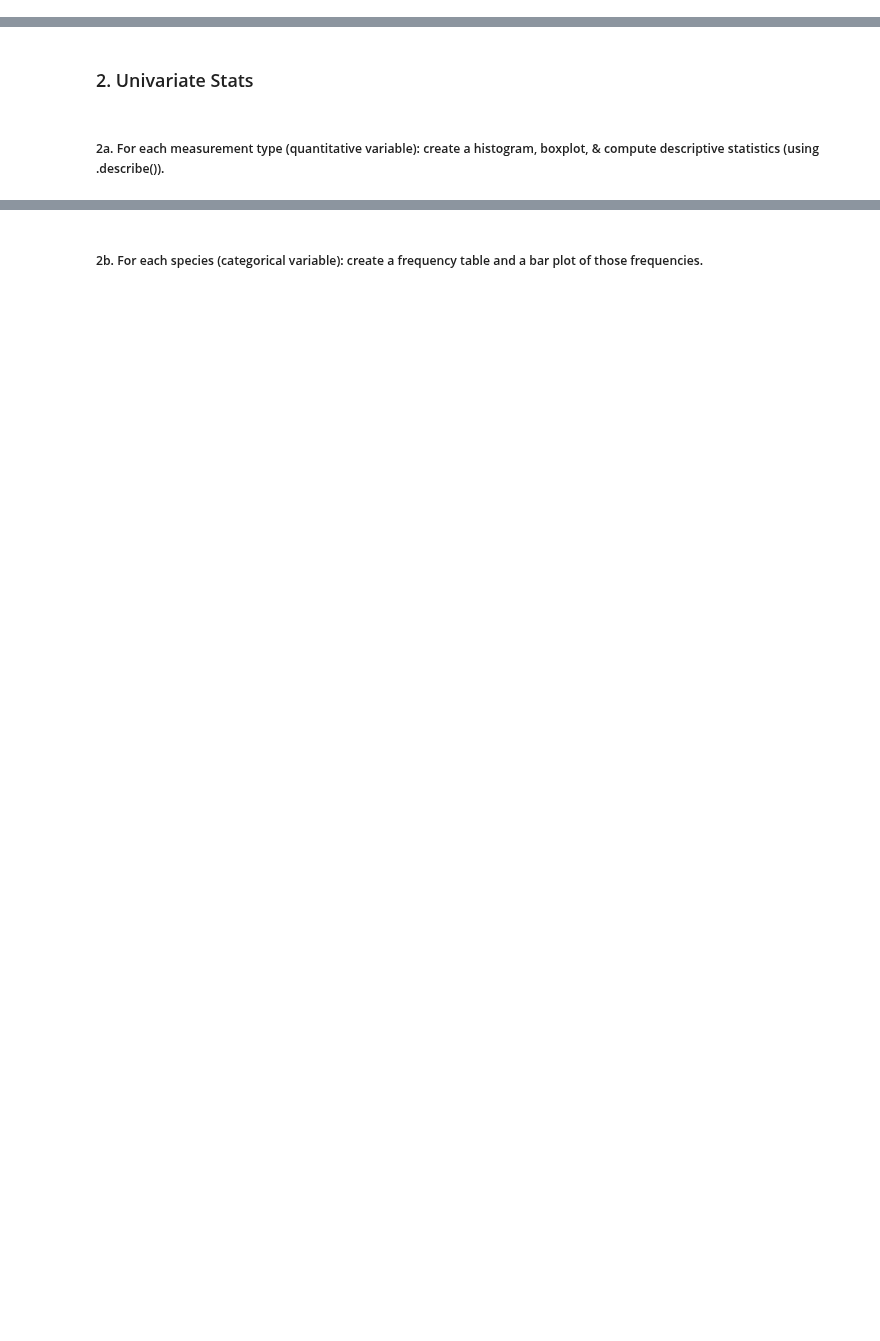
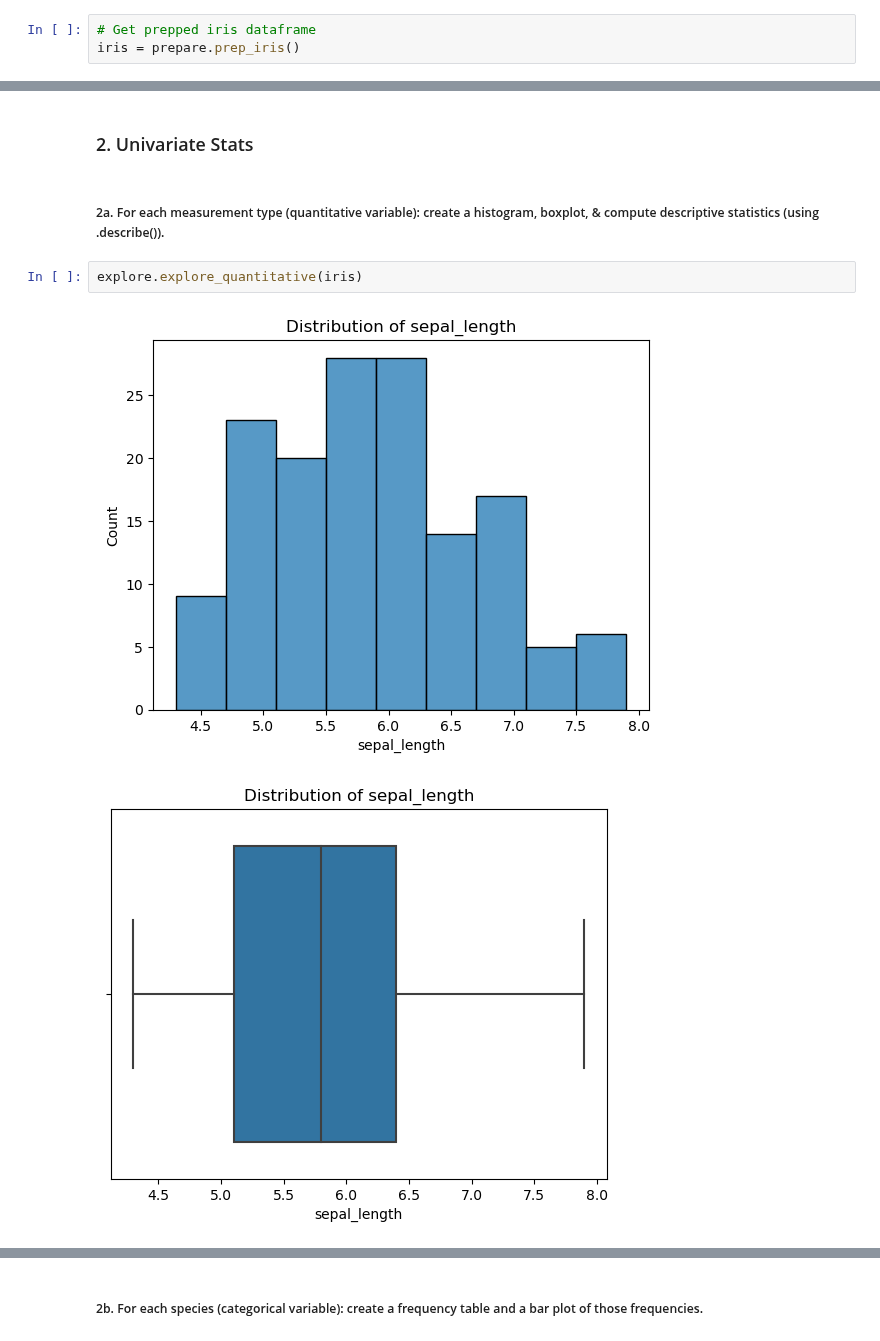
Before and after one commit to Jared-Wood135/classification-exercises, a Jupyter notebook: classification_exercises.ipynb, the cells around one changed output, grey strips where cells are left out. Drawn from its saved outputs; the diff is of its cells as text; blank space fills up the shorter version.

Commit message:
Started 'Explore - Part I' Exercises and created functions for automation

```diff
--- a/classification_exercises.ipynb
+++ b/classification_exercises.ipynb
@@ -720,3 +722,6 @@ Name: grade, dtype: float64
 Section 1 - iris_db: Using iris data from our mySQL server and the methods used in the lesson above:
 # %% [markdown]
 ### 1. Acquire, prepare & split your data
+# %%
+# Get prepped iris dataframe
+iris = prepare.prep_iris()
@@ -724,3 +760,8 @@ Section 1 - iris_db: Using iris data from our mySQL server and the methods used
 ### 2. Univariate Stats
 # %% [markdown]
 ##### 2a. For each measurement type (quantitative variable): create a histogram, boxplot, & compute descriptive statistics (using .describe()).
+# %%
+explore.explore_quantitative(iris)
+# %% [output]
+[figure, added]
+[figure, added]
```
Also changed, not shown: parts of 29 cells of this notebook, 1 other file.
